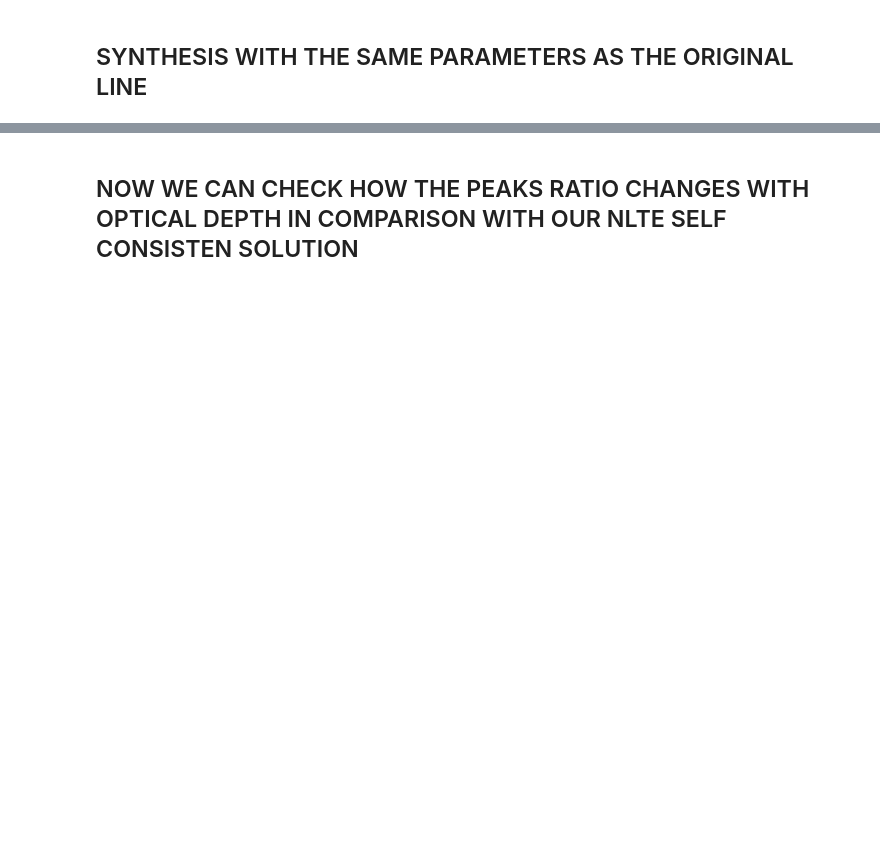
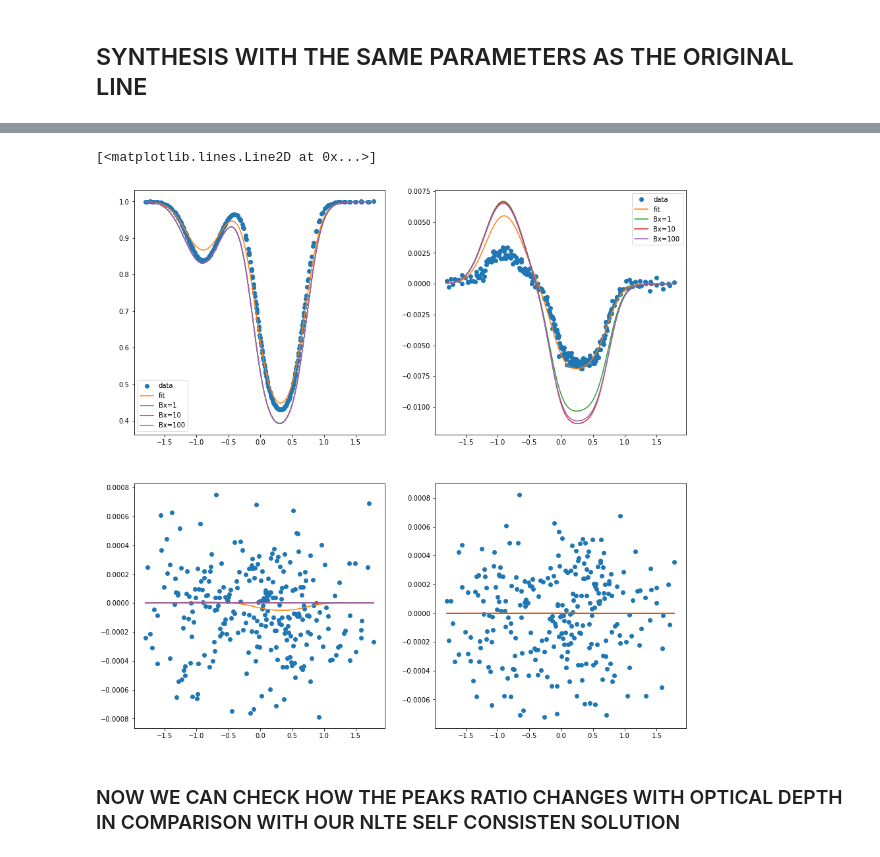
Before and after one commit to andreuva/flat_spectrum, a Jupyter notebook: hazel/test_inversion_nlte.ipynb, the cells around one changed output, grey strips where cells are left out. Cells and saved outputs as stored; diff of their text form; code cells hidden in the pictures; blank space fills up the shorter version.

```diff
--- a/hazel/test_inversion_nlte.ipynb
+++ b/hazel/test_inversion_nlte.ipynb
@@ -70,9 +128,6 @@ f.write('# WeightI WeightQ WeightU WeightV\n')
 for i in range(n_wvl):
     f.write('1.0    1.0   1.0   1.0\n')
 f.close()
-
-# And finally, the 'observed' Stokes parameters:
-stokes_to_fit = stokes.copy()
 
 f = open(f'{basefile_inversion}.1d', 'wb')
 f.write(b'# LOS theta_LOS, phi_LOS, gamma_LOS\n')
@@ -176,27 +264,40 @@ wave = mod.spectrum['spec1'].wavelength_axis
 # %%
 plt.figure(figsize=[15,15])
 plt.subplot(221)
 plt.plot(ll-10830,stokes_to_fit[0,:],'o')
 plt.plot(ll-10830,fit[0,0,:])
-plt.plot(wave-10830,stokes[0,:])
-plt.ylim([0.0, 1.05])
+plt.plot(wave_1-10830,stokes_1[0,:])
+plt.plot(wave_real-10830,stokes_real[0,:])
+plt.plot(wave_100-10830,stokes_100[0,:])
+# plt.ylim([0.0, 1.05])
+plt.legend(['data','fit','Bx=1','Bx=10','Bx=100'])
 plt.subplot(222)
 plt.plot(ll-10830,stokes_to_fit[1,:],'o')
 plt.plot(ll-10830,fit[0,1,:])
-plt.plot(wave-10830,stokes[1,:])
-plt.ylim([-0.012, 0.012])
+plt.plot(wave_1-10830,stokes_1[1,:])
+plt.plot(wave_real-10830,stokes_real[1,:])
+plt.plot(wave_100-10830,stokes_100[1,:])
+# plt.ylim([-0.012, 0.012])
+plt.legend(['data','fit','Bx=1','Bx=10','Bx=100'])
 plt.subplot(223)
 plt.plot(ll-10830,stokes_to_fit[2,:],'o')
 plt.plot(ll-10830,fit[0,2,:])
-plt.plot(wave-10830,stokes[2,:])
-plt.ylim([-0.012, 0.012])
+plt.plot(wave_1-10830,stokes_1[2,:])
+plt.plot(wave_real-10830,stokes_real[2,:])
+plt.plot(wave_100-10830,stokes_100[2,:])
+# plt.ylim([-0.012, 0.012])
 plt.subplot(224)
 plt.plot(ll-10830,stokes_to_fit[3,:],'o')
 plt.plot(ll-10830,fit[0,3,:])
-plt.plot(wave-10830,stokes[3,:])
-plt.ylim([-0.012, 0.012])
+plt.plot(wave_1-10830,stokes_1[3,:])
+plt.plot(wave_real-10830,stokes_real[3,:])
+plt.plot(wave_100-10830,stokes_100[3,:])
+# plt.ylim([-0.012, 0.012])
+# %% [output]
+[<matplotlib.lines.Line2D at 0x...>]
+[figure, added]
 # %% [markdown]
-## NOW WE CAN CHECK HOW THE PEAKS RATIO CHANGES WITH OPTICAL DEPTH IN COMPARISON WITH OUR NLTE SELF CONSISTEN SOLUTION
+### NOW WE CAN CHECK HOW THE PEAKS RATIO CHANGES WITH OPTICAL DEPTH IN COMPARISON WITH OUR NLTE SELF CONSISTEN SOLUTION
 # %%
 # We will first create a model:
 mod = hazel.Model(working_mode='synthesis')
```
Also changed, not shown: parts of 12 cells of this notebook, 2 other files.
